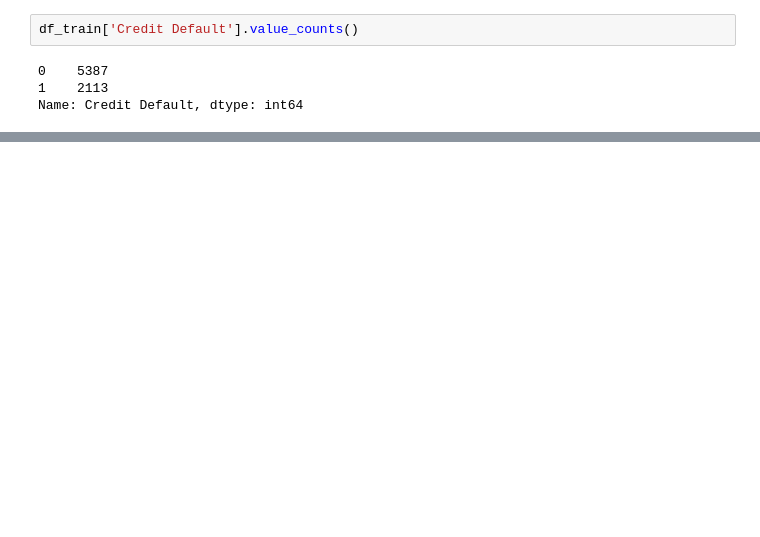
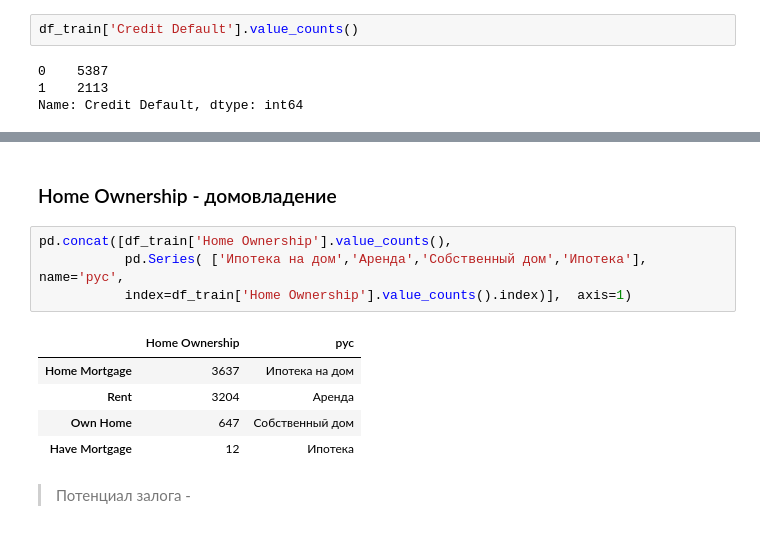
Before and after one commit to alex-chin/GB_LIBS_DS2, a Jupyter notebook: course_project/finBUM.ipynb, the cells around one changed output, grey strips where cells are left out. Cells and saved outputs as stored; diff of their text form; blank space fills up the shorter version.

```diff
--- a/course_project/finBUM.ipynb
+++ b/course_project/finBUM.ipynb
@@ -149,0 +259,14 @@ df_test.shape
+# %% [markdown]
+### Home Ownership - домовладение
+# %%
+pd.concat([df_train['Home Ownership'].value_counts(),
+           pd.Series( ['Ипотека на дом','Аренда','Собственный дом','Ипотека'], name='рус',
+           index=df_train['Home Ownership'].value_counts().index)],  axis=1)
+# %% [output]
+|  | Home Ownership | рус |
+| Home Mortgage | 3637 | Ипотека на дом |
+| Rent | 3204 | Аренда |
+| Own Home | 647 | Собственный дом |
+| Have Mortgage | 12 | Ипотека |
+# %% [markdown]
+>Потенциал залога -
```
Also changed, not shown: parts of 21 cells of this notebook.
